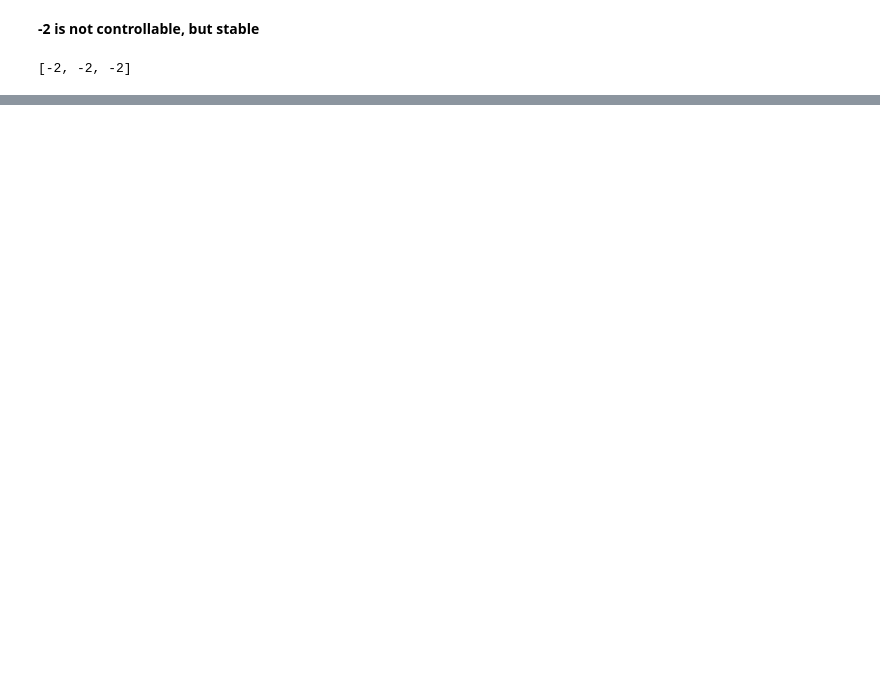
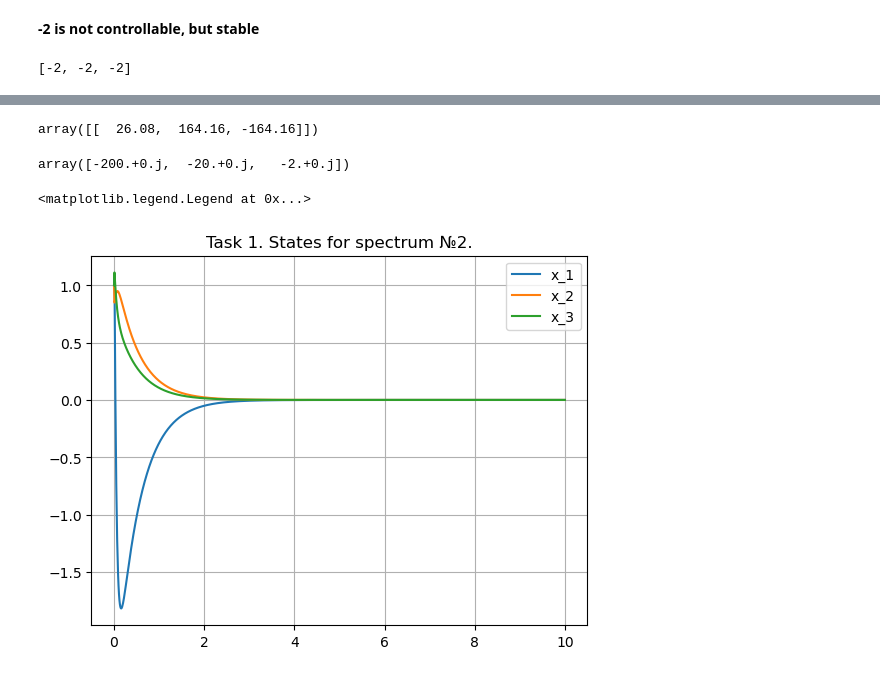
Before and after one commit to mfclabber/itmo_automatic_control_theory, a Jupyter notebook: lab2/lab2.ipynb, the cells around one changed output, grey strips where cells are left out. Saved outputs shown, nothing was run; the diff lists cells and outputs as text; code cells hidden in the pictures; blank space fills up the shorter version.

```diff
--- a/lab2/lab2.ipynb
+++ b/lab2/lab2.ipynb
@@ -22,7 +22,7 @@ t = sympy.symbols("t",real=True)
 ## Task 1
 # %%
 A = np.array([
-    [4, 6, 3],
+    [4, 6, 4],
     [-4, -6, -6],
     [4, 4, 4],
 ])
@@ -39,6 +39,26 @@ sigma_3 = [-1, -10, -100]
 sigma_4 = [-2, -20, -200]
 sigma_5 = [-1, -1+3j, -1-3j]
 sigma_6 = [-2, -2+6j, -2-6j]
+
+
+# A = np.array([
+#     [12, -1, 14],
+#     [6, 0, 6],
+#     [-6, -2, -8],
+# ])
+
+# B = np.array([
+#     [11],
+#     [-7],
+#     [7]
+# ])
+
+# sigma_1 = [-1]*3
+# sigma_2 = [-2]*3
+# sigma_3 = [-1, -10, -100]
+# sigma_4 = [-2, -20, -200]
+# sigma_5 = [-1, -1+3j, -1-3j]
+# sigma_6 = [-2, -2+6j, -2-6j]
 # %%
 eigenvalues, eigenvectors = scipy.linalg.eig(A)
 
@@ -95,0 +171,30 @@ Y_1 = np.array([1,1,1]).reshape((1,-1))
+# %%
+G_2 = np.array([
+    [-2, 0, 0],
+    [0, -20, 0],
+    [0, 0, -200,],
+])
+Y_2 = np.array([0,1,1]).reshape((1,-1))
+P_2 = scipy.linalg.solve_sylvester(A,-G_2,B@Y_2)
+K_2 = -Y_2 @ np.linalg.pinv(P_2)
+K_2
+# %% [output]
+array([[  26.08,  164.16, -164.16]])
+# %%
+scipy.linalg.eigvals(A + B@K_2)
+# %% [output]
+array([-200.+0.j,  -20.+0.j,   -2.+0.j])
+# %%
+sys_2 = ctrl.ss(A + B@K_2,np.zeros((3,1)),np.zeros((1,3)),0)
+time_2 = np.linspace(0,10,int(1/dt))
+y_2 = ctrl.initial_response(sys_2,time_2,X0=np.ones((3,1)))
+# %%
+plt.plot(time_2,y_2.states[0,:],label="x_1")
+plt.plot(time_2,y_2.states[1,:],label="x_2")
+plt.plot(time_2,y_2.states[2,:],label="x_3")
+plt.title("Task 1. States for spectrum №2.")
+plt.grid()
+plt.legend()
+# %% [output]
+<matplotlib.legend.Legend at 0x...>
+[figure, added]
```
Also changed, not shown: parts of 18 cells of this notebook.
